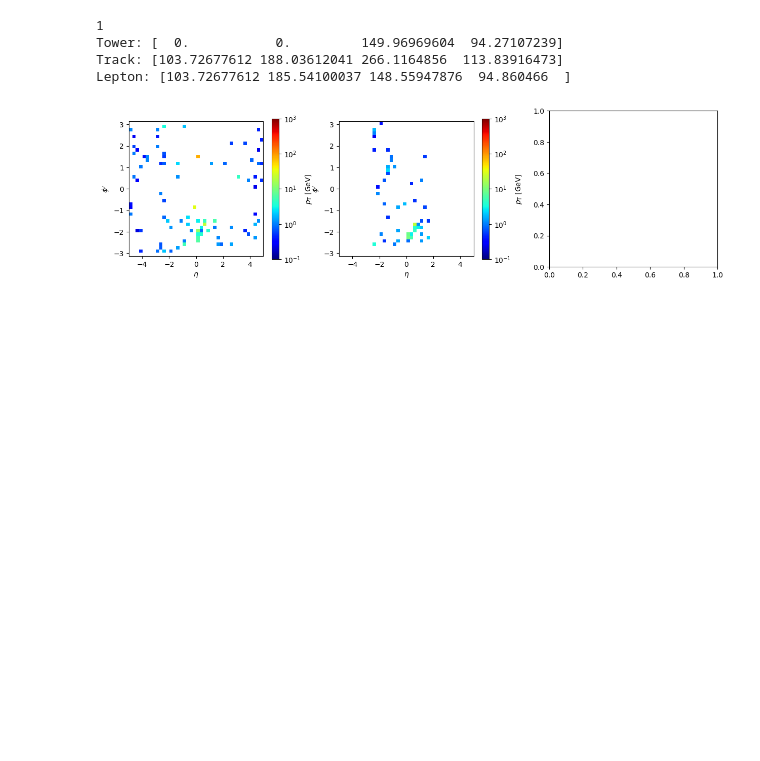
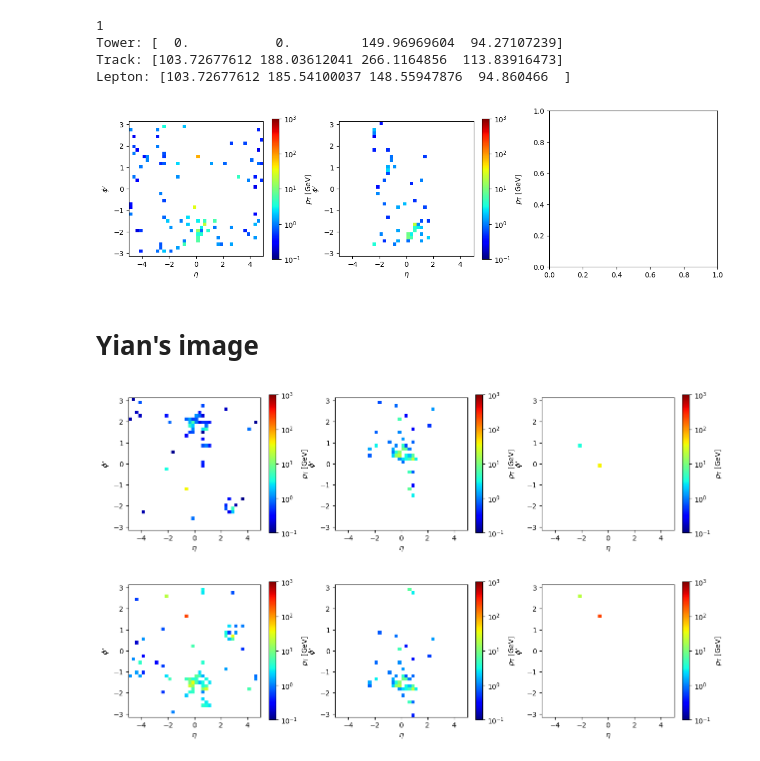
Before and after one commit to r10222035/higgs_production, a Jupyter notebook: Sample/plot_image.ipynb, the cells around one changed output. Cells and saved outputs as stored; diff of their text form; code cells hidden in the pictures; blank space fills up the shorter version.

```diff
--- a/Sample/plot_image.ipynb
+++ b/Sample/plot_image.ipynb
@@ -472,3 +472,5 @@ Tower: [  0.           0.         149.96969604  94.27107239]
 Track: [103.72677612 188.03612041 266.1164856  113.83916473]
 Lepton: [103.72677612 185.54100037 148.55947876  94.860466  ]
 [figure]
+# %% [markdown]
+# Yian's image
@@ -474,0 +485,25 @@ Lepton: [103.72677612 185.54100037 148.55947876  94.860466  ]
+# %%
+data_IA = np.load('./yian-npy0826/GGF_w_diphoton_images.npy')
+event = 24
+fig, ax = plt.subplots(1, 3, figsize=(5 * 3, 4))
+
+for i in range(3):
+    plot_image_on_axis(data_IA[event, i, :, :], ax[i])
+# 調整子圖間的水平間距
+plt.subplots_adjust(wspace=0.25)
+# plt.savefig('../figures/event_image_GGF-tower.pdf', dpi=300, facecolor='White', bbox_inches='tight')
+plt.show()
+
+
+data_FY = np.load('./data/supervised/pre-processing/40x40/GGF-data.npy')
+fig, ax = plt.subplots(1, 3, figsize=(5 * 3, 4))
+
+for i in range(3):
+    plot_image_on_axis(data_FY[event, :, :, i].transpose(), ax[i])
+# 調整子圖間的水平間距
+plt.subplots_adjust(wspace=0.25)
+# plt.savefig('../figures/event_image_GGF-tower.pdf', dpi=300, facecolor='White', bbox_inches='tight')
+plt.show()
+# %% [output]
+[figure, added]
+[figure, added]
```
Also changed, not shown: parts of 4 cells of this notebook, 5 other files.
